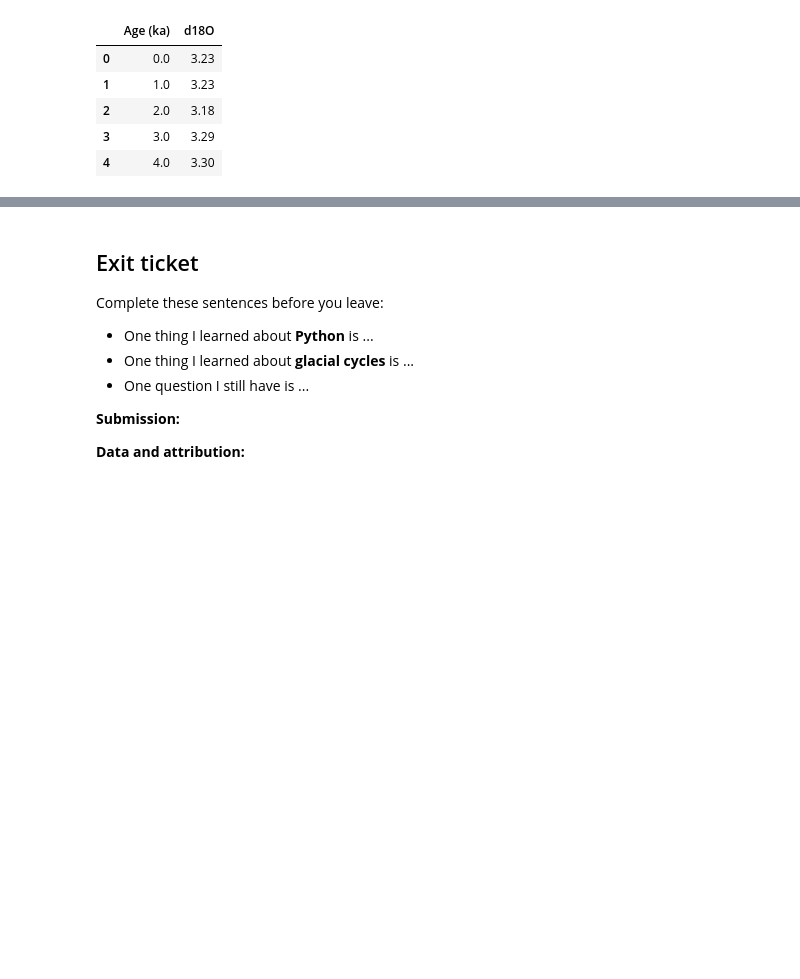
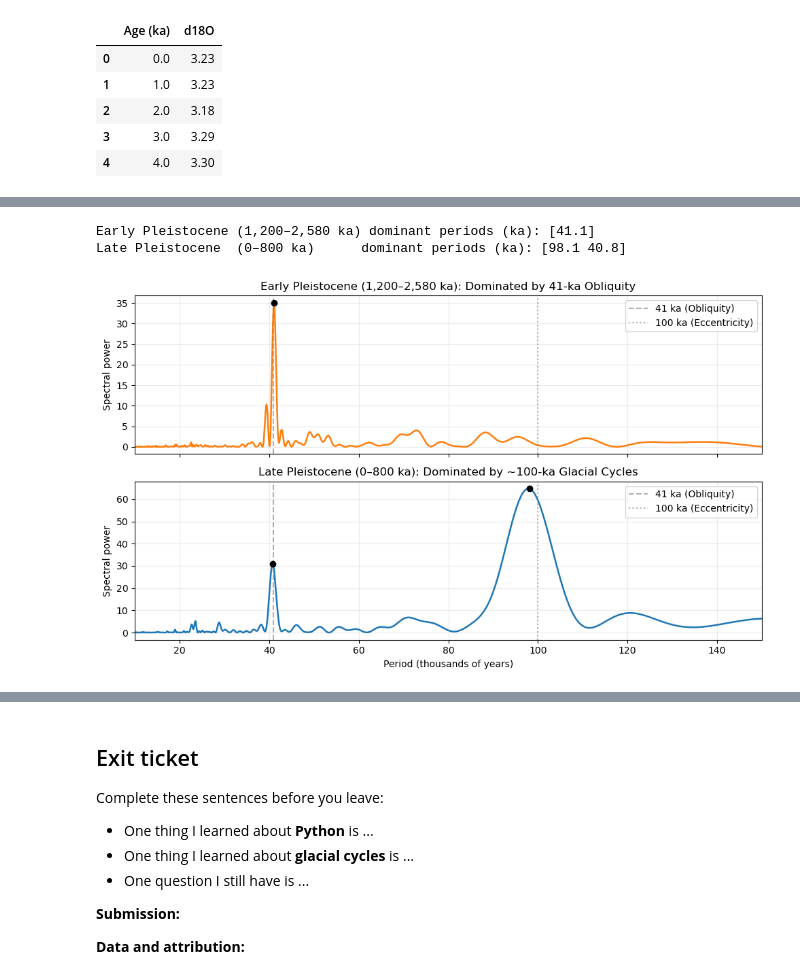
Before and after one commit to marositesUSC/wx-and-climate, a Jupyter notebook: glacial_cycles_time_series/week10_glacial_cycle_time_series/02_Glacial_Cycles_Guided_In_Class.ipynb, the cells around one changed output, grey strips where cells are left out. Cells and saved outputs as stored; diff of their text form; code cells hidden in the pictures; blank space fills up the shorter version.

```diff
--- a/glacial_cycles_time_series/week10_glacial_cycle_time_series/02_Glacial_Cycles_Guided_In_Class.ipynb
+++ b/glacial_cycles_time_series/week10_glacial_cycle_time_series/02_Glacial_Cycles_Guided_In_Class.ipynb
@@ -766,0 +724,57 @@ explore_interval(0, 950)
+# %%
+# 1. Compute periodograms for Early Pleistocene (orange) and Late Pleistocene (blue)
+# Use detrend="linear" to remove the long-term cooling drift across each era
+freq_early, power_early = signal.periodogram(
+    d18O_early_pleist["d18O"], fs=1, detrend="linear", nfft=16384
+)
+freq_late, power_late = signal.periodogram(
+    d18O_late_pleist["d18O"], fs=1, detrend="linear", nfft=16384
+)
+
+# 2. Convert positive frequencies to period (ka)
+mask_early = freq_early > 0
+period_early = 1 / freq_early[mask_early]
+p_early = power_early[mask_early]
+
+mask_late = freq_late > 0
+period_late = 1 / freq_late[mask_late]
+p_late = power_late[mask_late]
+
+# 3. Detect dominant periods using the same 0.25 prominence rule
+peaks_early, _ = signal.find_peaks(p_early, prominence=0.25 * p_early.max(), distance=20)
+peaks_late, _ = signal.find_peaks(p_late, prominence=0.25 * p_late.max(), distance=20)
+
+print("Early Pleistocene (1,200–2,580 ka) dominant periods (ka):", np.round(period_early[peaks_early], 1))
+print("Late Pleistocene  (0–800 ka)      dominant periods (ka):", np.round(period_late[peaks_late], 1))
+
+# 4. Plot two-panel comparison (matching the orange & blue era colors above)
+fig, (ax1, ax2) = plt.subplots(2, 1, figsize=(10, 6), sharex=True)
+
+# Top Panel: Early Pleistocene (41-ka world)
+ax1.plot(period_early, p_early, color="tab:orange", linewidth=1.8)
+ax1.scatter(period_early[peaks_early], p_early[peaks_early], color="black", zorder=5)
+ax1.axvline(41, color="gray", linestyle="--", alpha=0.6, label="41 ka (Obliquity)")
+ax1.axvline(100, color="gray", linestyle=":", alpha=0.6, label="100 ka (Eccentricity)")
+ax1.set_ylabel("Spectral power")
+ax1.set_title("Early Pleistocene (1,200–2,580 ka): Dominated by 41-ka Obliquity")
+ax1.legend(loc="upper right")
+ax1.grid(alpha=0.25)
+
+# Bottom Panel: Late Pleistocene (100-ka world)
+ax2.plot(period_late, p_late, color="tab:blue", linewidth=1.8)
+ax2.scatter(period_late[peaks_late], p_late[peaks_late], color="black", zorder=5)
+ax2.axvline(41, color="gray", linestyle="--", alpha=0.6, label="41 ka (Obliquity)")
+ax2.axvline(100, color="gray", linestyle=":", alpha=0.6, label="100 ka (Eccentricity)")
+ax2.set_ylabel("Spectral power")
+ax2.set_xlabel("Period (thousands of years)")
+ax2.set_title("Late Pleistocene (0–800 ka): Dominated by ~100-ka Glacial Cycles")
+ax2.set_xlim(10, 150)
+ax2.legend(loc="upper right")
+ax2.grid(alpha=0.25)
+
+plt.tight_layout()
+plt.show()
+# %% [output]
+Early Pleistocene (1,200–2,580 ka) dominant periods (ka): [41.1]
+Late Pleistocene  (0–800 ka)      dominant periods (ka): [98.1 40.8]
+[figure, added]
```
Also changed, not shown: parts of 13 cells of this notebook.
